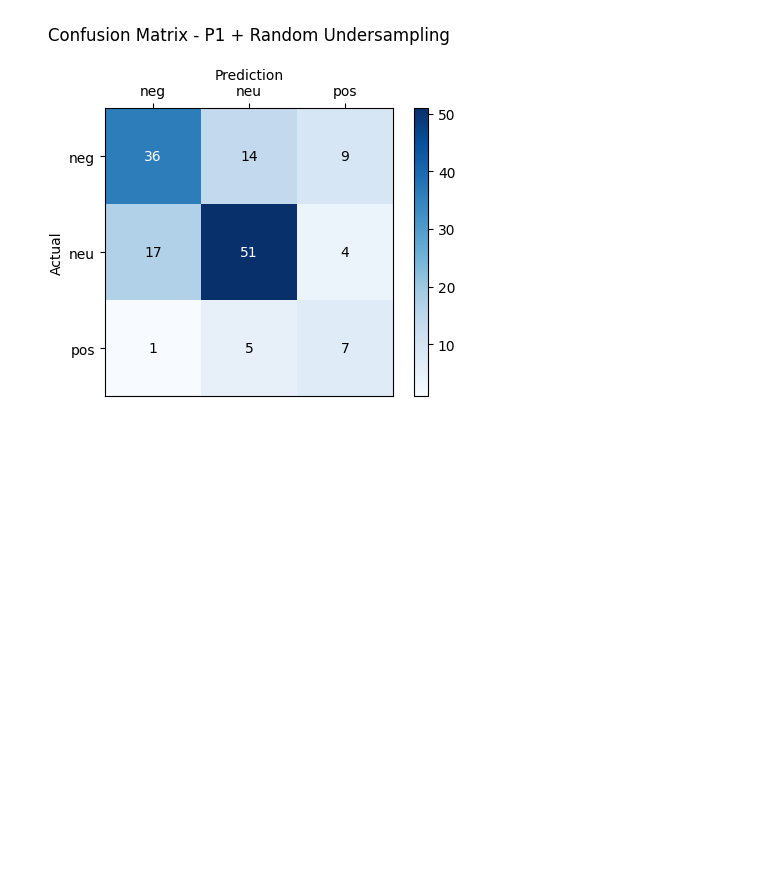
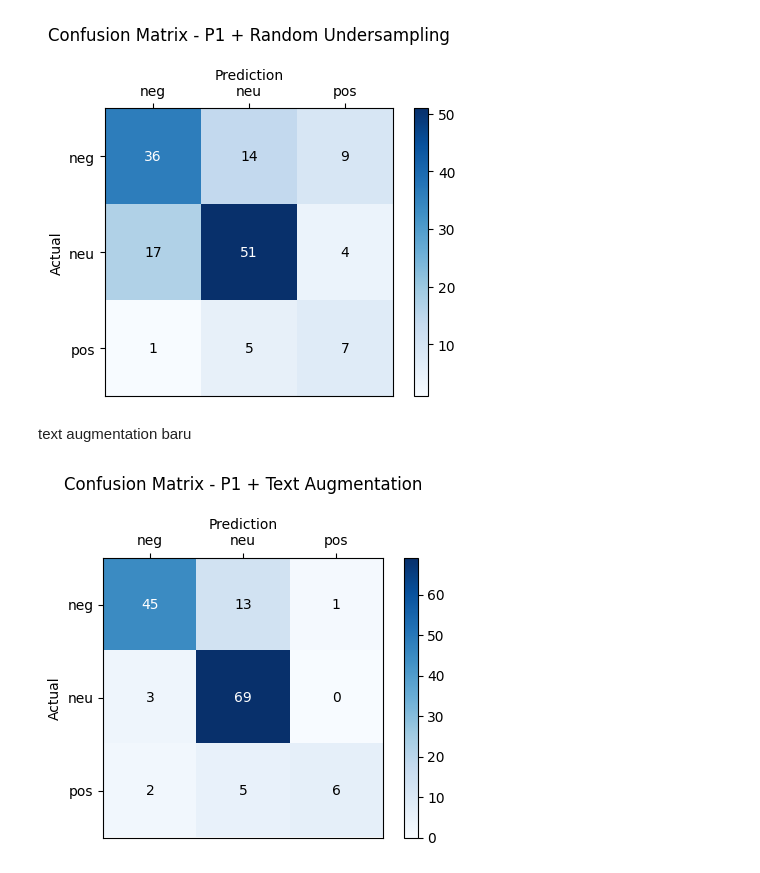
Before and after one commit to ahmdzzzki/skripsi_sentimen, a Jupyter notebook: 03.Modelling/confusion_matrix.ipynb, the cells around one changed output. Drawn from its saved outputs; the diff is of its cells as text; code cells hidden in the pictures; blank space fills up the shorter version.

Commit message:
visualization for latest text augmentaion model

```diff
--- a/03.Modelling/confusion_matrix.ipynb
+++ b/03.Modelling/confusion_matrix.ipynb
@@ -383,3 +383,47 @@ plt.tight_layout()
 plt.show()
 # %% [output]
 [figure]
+# %% [markdown]
+text augmentation baru
+# %%
+# Data confusion matrix
+cm = np.array([
+    [45, 13,  1],
+    [ 3, 69,  0],
+    [ 2,  5,  6]
+])
+
+classes = ['neg', 'neu', 'pos']
+
+plt.figure(figsize=(5, 4))
+im = plt.imshow(cm, interpolation='nearest', cmap='Blues')
+
+# Judul besar
+plt.title('Confusion Matrix - P1 + Text Augmentation', pad=20)
+
+# Colorbar
+plt.colorbar(im)
+
+# Label axis
+plt.xticks(np.arange(len(classes)), classes)
+plt.yticks(np.arange(len(classes)), classes)
+
+# Pindahkan xlabel ke atas
+plt.xlabel('Prediction')
+plt.gca().xaxis.set_label_position('top')  # pindah posisi
+plt.gca().xaxis.tick_top()  # pindah tick ke atas
+
+# Label Y
+plt.ylabel('Actual')
+
+# Tampilkan angka dalam kotak
+for i in range(cm.shape[0]):
+    for j in range(cm.shape[1]):
+        plt.text(j, i, str(cm[i, j]),
+                 ha='center', va='center',
+                 color='white' if cm[i, j] > cm.max()/2 else 'black')
+
+plt.tight_layout()
+plt.show()
+# %% [output]
+[figure, added]
```
